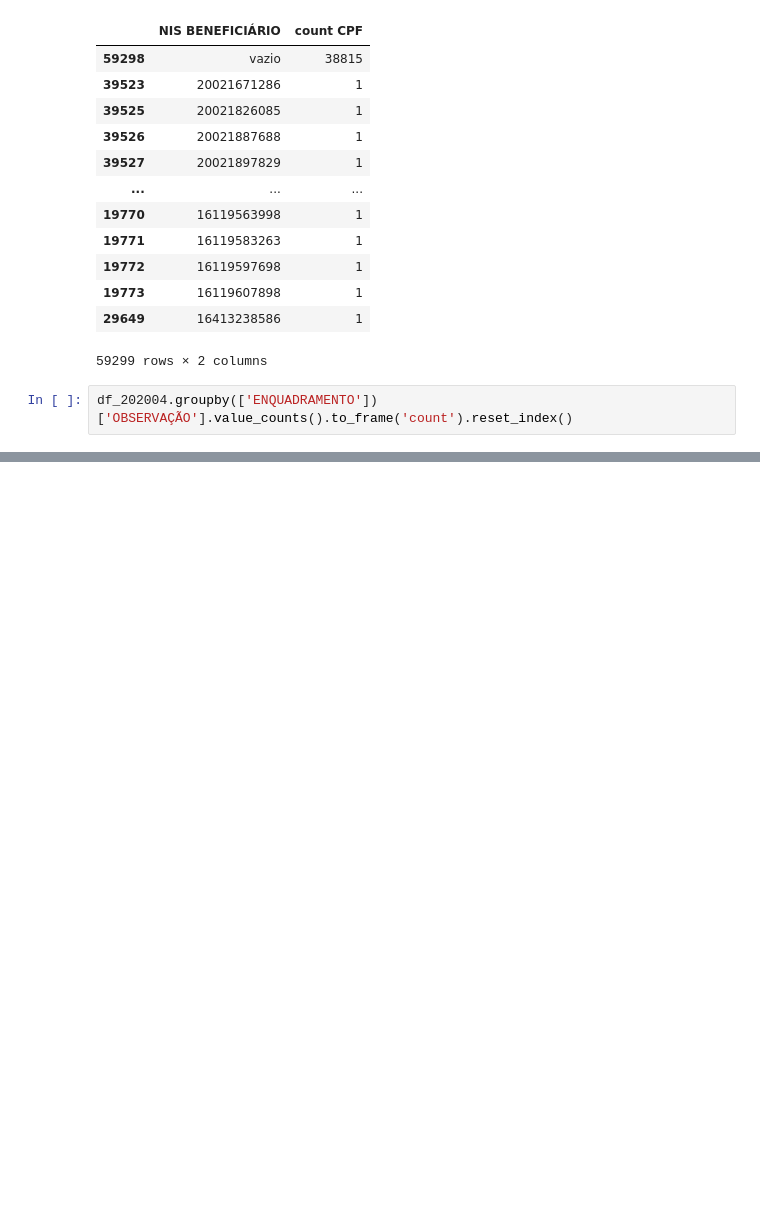
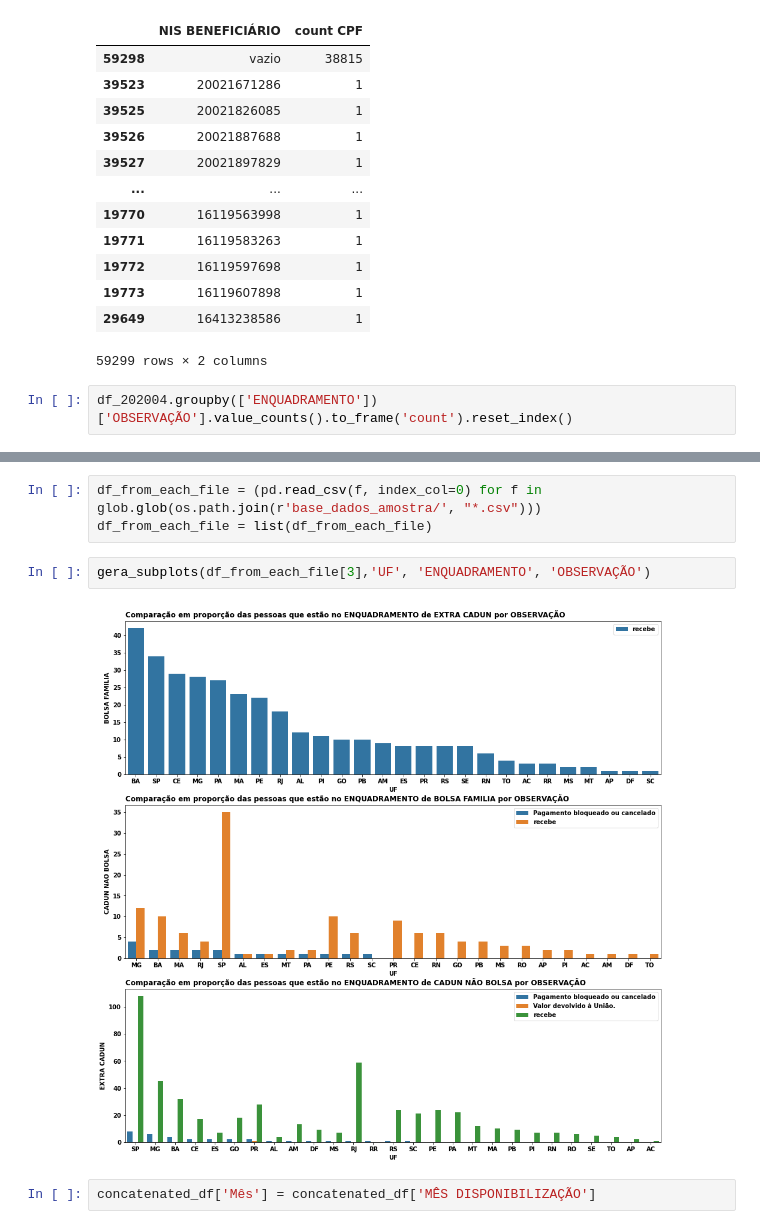
Before and after one commit to leandrofusco/Auxilio_emergencial, a Jupyter notebook: Analise_auxilio_emergencial.ipynb, the cells around one changed output, grey strips where cells are left out. Saved outputs shown, nothing was run; the diff lists cells and outputs as text; blank space fills up the shorter version.

```diff
--- a/Analise_auxilio_emergencial.ipynb
+++ b/Analise_auxilio_emergencial.ipynb
@@ -578,0 +727,9 @@ df_total.isnull().sum()
+# %%
+df_from_each_file = (pd.read_csv(f, index_col=0) for f in glob.glob(os.path.join(r'base_dados_amostra/', "*.csv")))
+df_from_each_file = list(df_from_each_file)
+# %%
+gera_subplots(df_from_each_file[3],'UF', 'ENQUADRAMENTO', 'OBSERVAÇÃO')
+# %% [output]
+[figure, added]
+# %%
+concatenated_df['Mês'] = concatenated_df['MÊS DISPONIBILIZAÇÃO']
```
Also changed, not shown: parts of 61 cells of this notebook.
